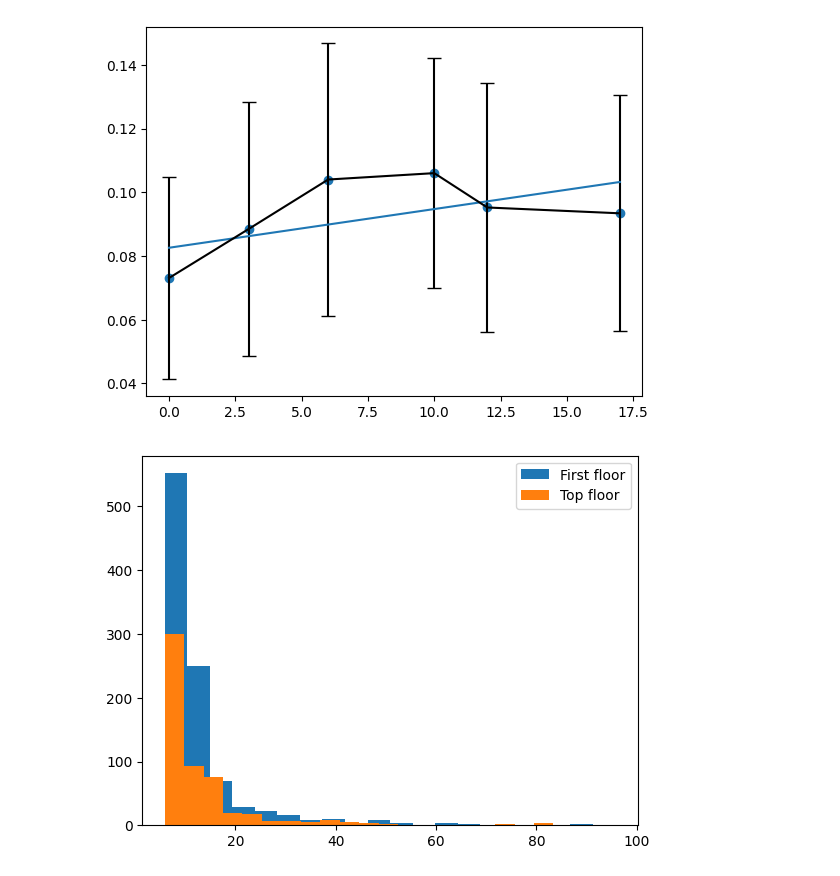
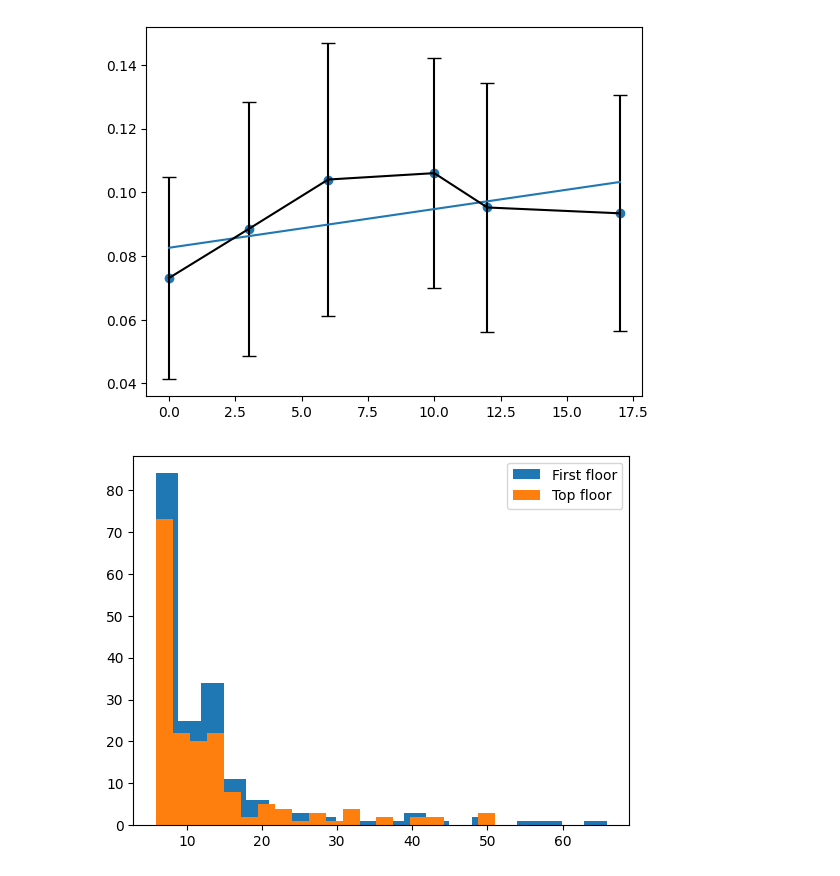
Before and after one commit to sestinj/jlab, a Jupyter notebook: nate/cosmic-watch/main.ipynb, the cells around one changed output. Drawn from its saved outputs; the diff is of its cells as text; code cells hidden in the pictures.

```diff
--- a/nate/cosmic-watch/main.ipynb
+++ b/nate/cosmic-watch/main.ipynb
@@ -176,7 +176,10 @@ def get_total_counts(events):
 
 def plot_voltage_hist_for_floor(floor, file):
     filename = f"data/gb/FileC0{file}.txt"
-    events = parse_file(filename)
+    events = parse_file(filename)[:500]
+    events = list(filter(lambda e: timestamp(e) < 143167, events))
+
+
     voltages = list(map(lambda x: voltage(x), events))
     plt.hist(voltages, bins=20)
     plt.savefig(f"hist_{floor}.png")
@@ -240,13 +243,13 @@ chi2 0.0743072721068881
 # %%
 # for i in range(len(files)):
 #     plot_voltage_hist_for_floor(floors[i], files[i])
 #     plt.show()
-i = 0
+i = -1
 plot_voltage_hist_for_floor(floors[i], files[i])
 # plt.show()
-i = -4
+i = 0
 plot_voltage_hist_for_floor(floors[i], files[i])
 plt.legend(["First floor", "Top floor"])
 plt.show()
 # %% [output]
-[figure, old version]
+[figure, new version]
```
Also changed, not shown: 14 other files.
